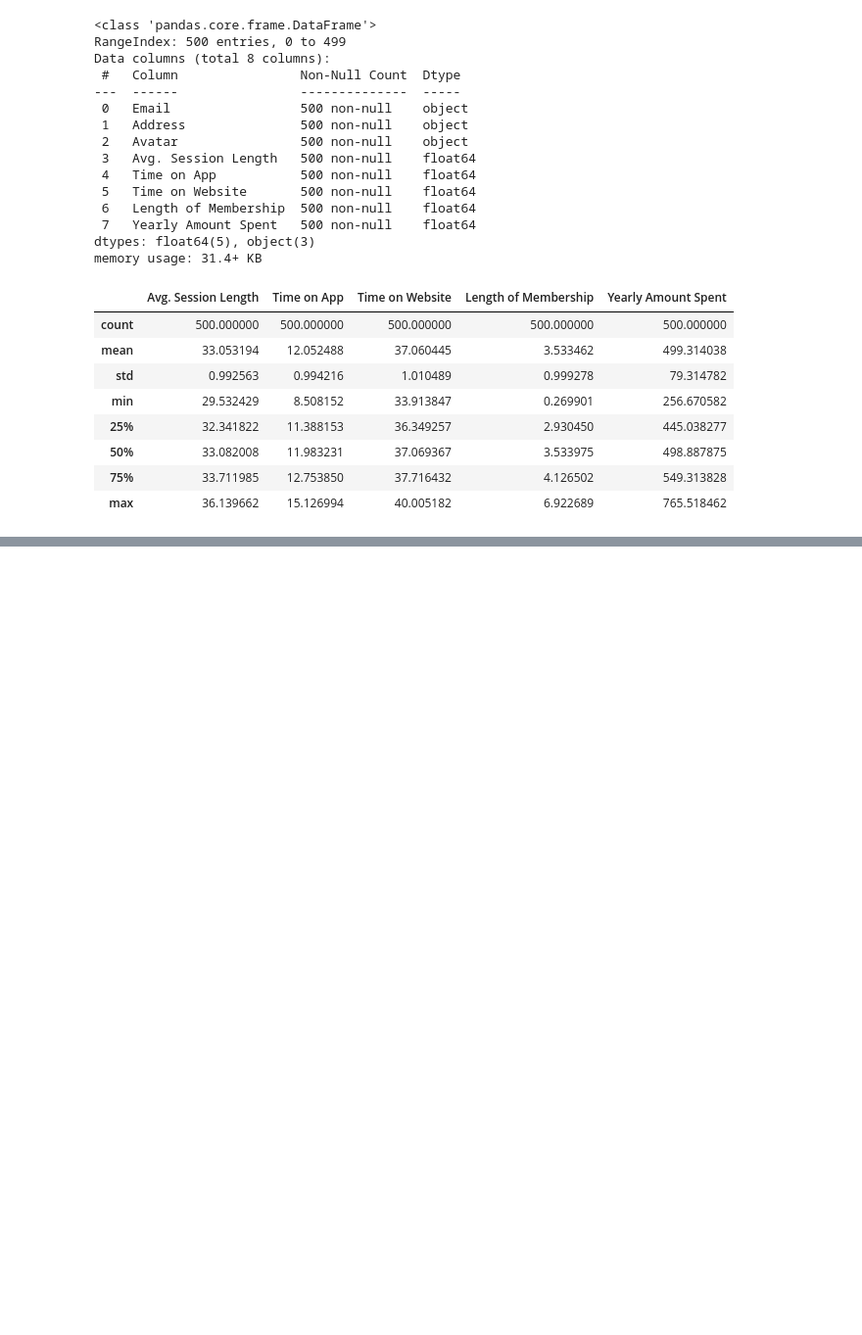
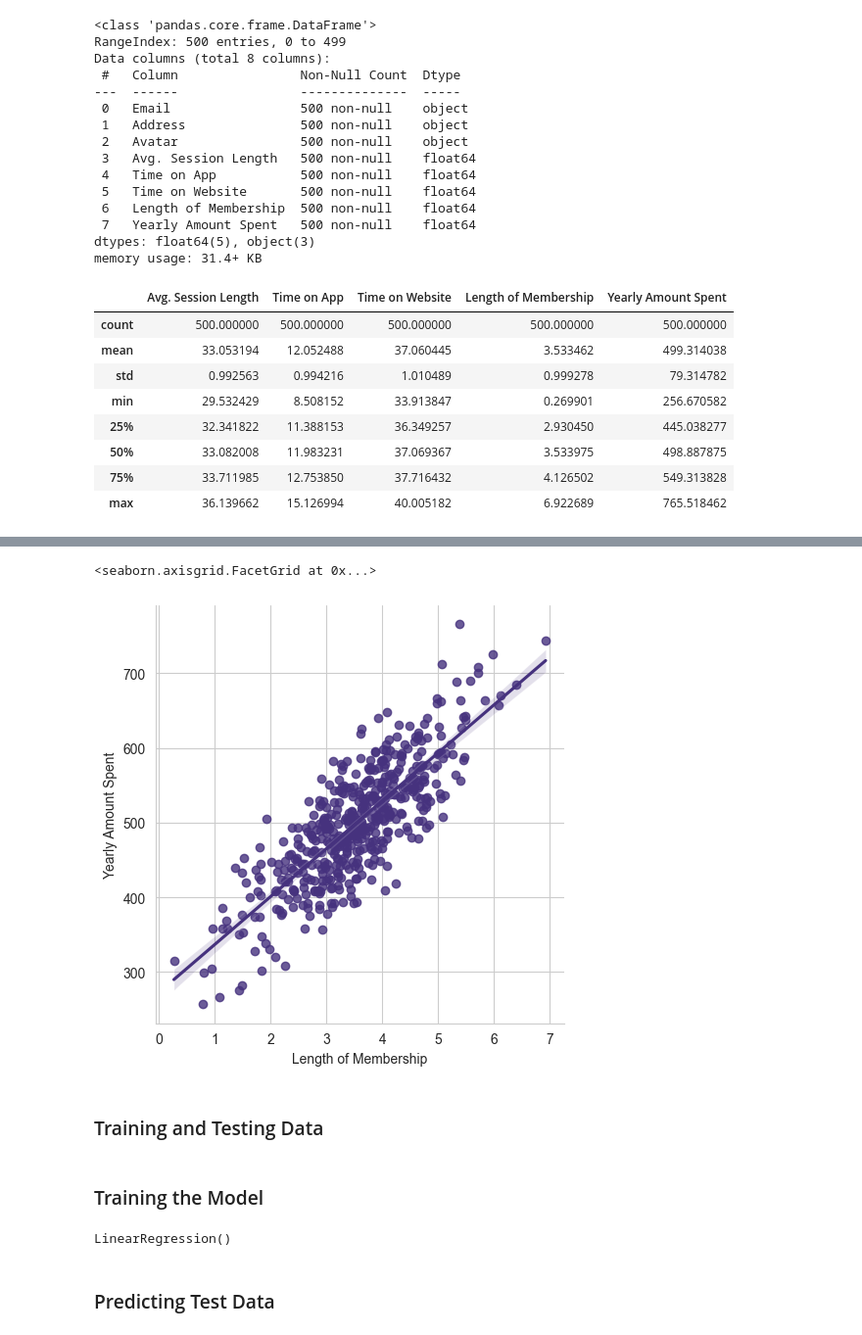
Before and after one commit to Saba-a11/Machine-Learning, a Jupyter notebook: # LinearRegression.ipynb, the cells around one changed output, grey strips where cells are left out. Shown at 98% size. Drawn from its saved outputs; the diff is of its cells as text; code cells hidden in the pictures; blank space fills up the shorter version.

```diff
--- a/# LinearRegression.ipynb
+++ b/# LinearRegression.ipynb
@@ -68,0 +80,7 @@ sns.pairplot(customer)
+# %%
+sns.lmplot(x='Length of Membership', y='Yearly Amount Spent', data=customer)
+# %% [output]
+<seaborn.axisgrid.FacetGrid at 0x...>
+[figure, added]
+# %% [markdown]
+### Training and Testing Data
@@ -68,0 +94,11 @@ sns.pairplot(customer)
+# %% [markdown]
+### Training the Model
+# %%
+from sklearn.linear_model import LinearRegression
+
+lm = LinearRegression()
+lm.fit(X_train,y_train)
+# %% [output]
+LinearRegression()
+# %% [markdown]
+### Predicting Test Data
```
Also changed, not shown: parts of 16 cells of this notebook.
